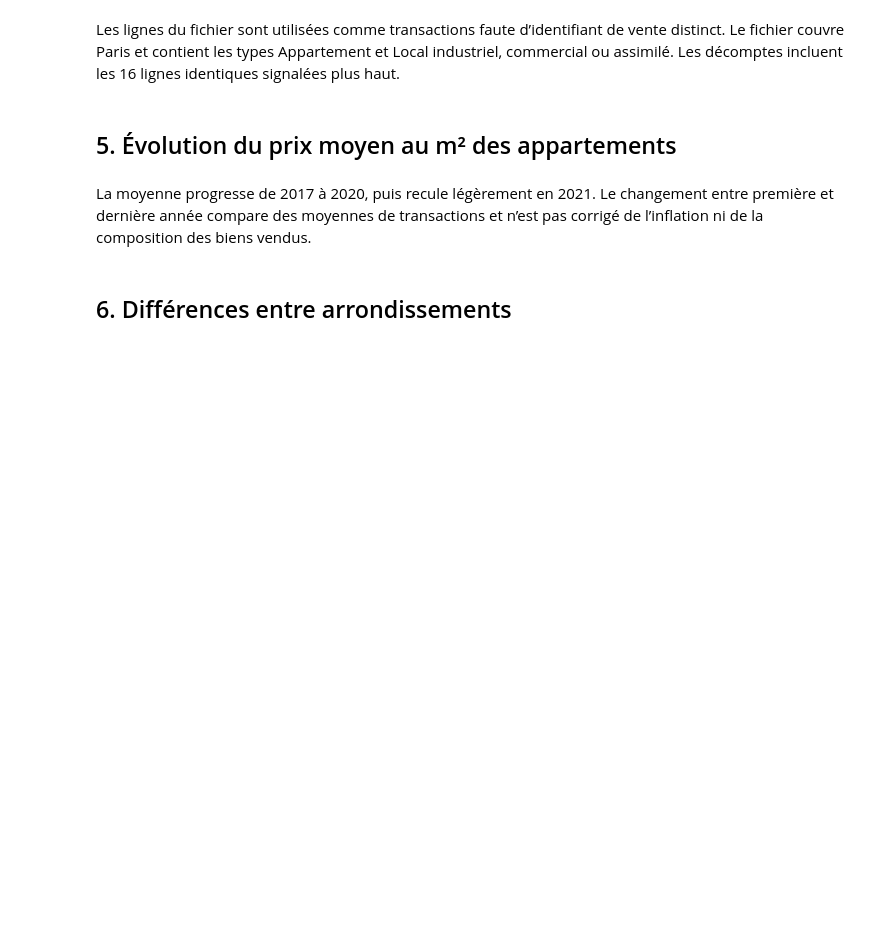
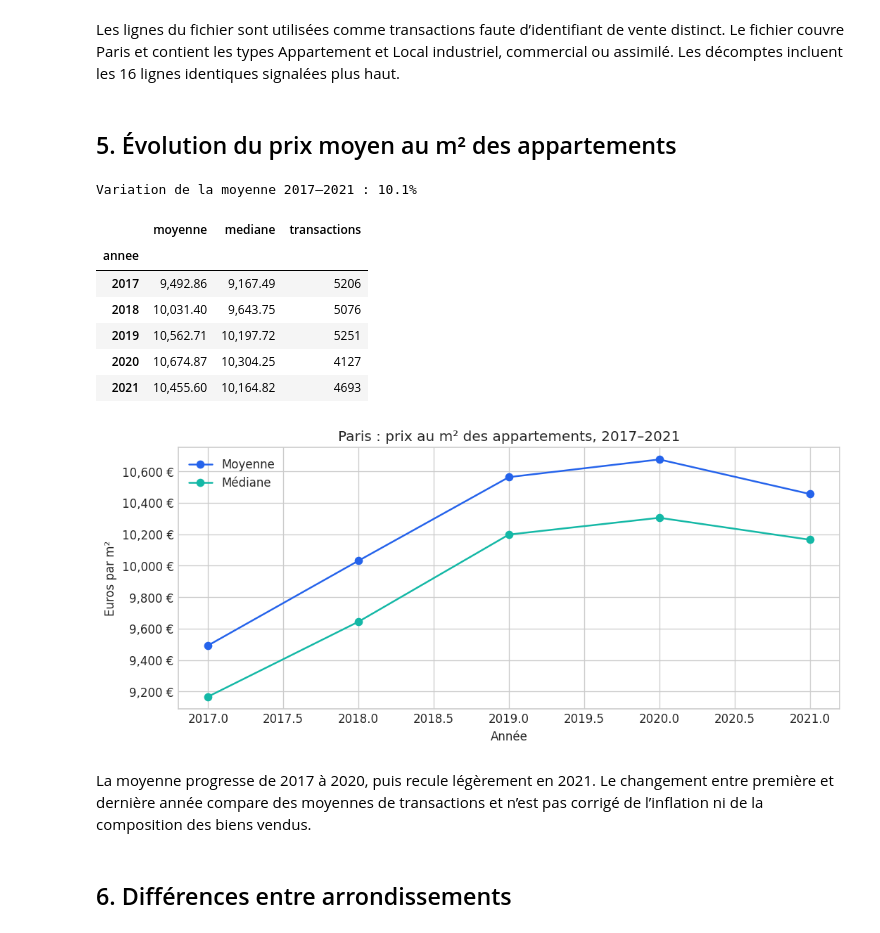
Before and after one commit to steve57000/p8, a Jupyter notebook: livrables/Bell_Steve_1_Notebook_102026.ipynb, the cells around one changed output. Saved outputs shown, nothing was run; the diff lists cells and outputs as text; code cells hidden in the pictures; blank space fills up the shorter version.

```diff
--- a/livrables/Bell_Steve_1_Notebook_102026.ipynb
+++ b/livrables/Bell_Steve_1_Notebook_102026.ipynb
@@ -21,11 +21,20 @@ import matplotlib.ticker as mtick
 from scipy.stats import pearsonr
 from sklearn.linear_model import LinearRegression
 from sklearn.cluster import KMeans
-from sklearn.metrics import mean_absolute_error, mean_squared_error, r2_score, accuracy_score, balanced_accuracy_score, precision_score, recall_score, f1_score, silhouette_score, confusion_matrix
+from sklearn.metrics import mean_absolute_error, mean_squared_error, r2_score, accuracy_score, balanced_accuracy_score, precision_score, recall_score, f1_score, silhouette_score
 
-DATA_DIR = Path("../data/raw")
-OUT_DIR = Path("../livrables")
-OUT_DIR.mkdir(exist_ok=True)
+candidats_racine = (Path.cwd().resolve(), Path.cwd().resolve().parent)
+PROJECT_ROOT = next(
+    (dossier for dossier in candidats_racine
+     if (dossier / "data" / "raw").is_dir() and (dossier / "livrables").is_dir()),
+    None,
+)
+if PROJECT_ROOT is None:
+    raise FileNotFoundError("Ouvrez le notebook depuis la racine du projet ou son dossier livrables.")
+DATA_DIR = PROJECT_ROOT / "data" / "raw"
+OUT_DIR = PROJECT_ROOT / "livrables"
+FIGURES_DIR = OUT_DIR / "figures"
+FIGURES_DIR.mkdir(parents=True, exist_ok=True)
 plt.style.use("seaborn-v0_8-whitegrid")
 pd.set_option("display.max_columns", 30)
 pd.set_option("display.float_format", lambda x: f"{x:,.2f}")
@@ -69,12 +129,22 @@ Les lignes du fichier sont utilisées comme transactions faute d’identifiant d
 # %%
 appartements = historique.loc[historique.type_local.eq("Appartement")].copy()
 prix_annuel = appartements.groupby("annee")["prix_m2"].agg(moyenne="mean", mediane="median", transactions="size")
 display(prix_annuel)
 variation_17_21 = (prix_annuel.loc[2021,"moyenne"] / prix_annuel.loc[2017,"moyenne"] - 1) * 100
 print(f"Variation de la moyenne 2017–2021 : {variation_17_21:.1f}%")
 ax = prix_annuel[["moyenne", "mediane"]].plot(marker="o", figsize=(9,4), color=["#2563eb", "#14b8a6"])
 ax.set(title="Paris : prix au m² des appartements, 2017–2021", xlabel="Année", ylabel="Euros par m²")
-ax.yaxis.set_major_formatter(mtick.StrMethodFormatter("{x:,.0f} €")); ax.legend(["Moyenne", "Médiane"], frameon=False); plt.tight_layout(); plt.show()
+ax.yaxis.set_major_formatter(mtick.StrMethodFormatter("{x:,.0f} €")); ax.legend(["Moyenne", "Médiane"], frameon=False); plt.tight_layout(); plt.savefig(FIGURES_DIR / "evolution_prix_m2.png", dpi=160, bbox_inches="tight"); plt.show()
+# %% [output]
+Variation de la moyenne 2017–2021 : 10.1%
+|  | moyenne | mediane | transactions |
+| annee |  |  |  |
+| 2017 | 9,492.86 | 9,167.49 | 5206 |
+| 2018 | 10,031.40 | 9,643.75 | 5076 |
+| 2019 | 10,562.71 | 10,197.72 | 5251 |
+| 2020 | 10,674.87 | 10,304.25 | 4127 |
+| 2021 | 10,455.60 | 10,164.82 | 4693 |
+[figure, added]
 # %% [markdown]
 La moyenne progresse de 2017 à 2020, puis recule légèrement en 2021. Le changement entre première et dernière année compare des moyennes de transactions et n’est pas corrigé de l’inflation ni de la composition des biens vendus.
 # %% [markdown]
```
Also changed, not shown: parts of 21 cells of this notebook, 15 other files.
